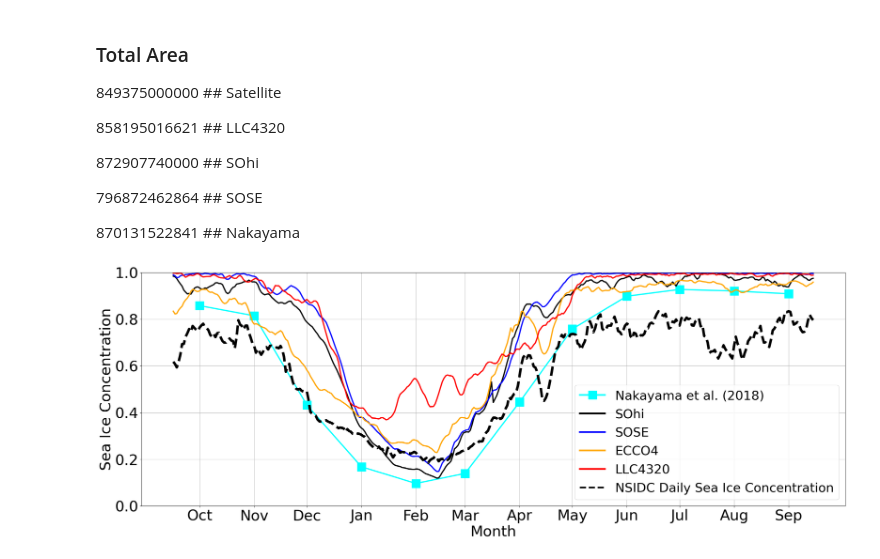
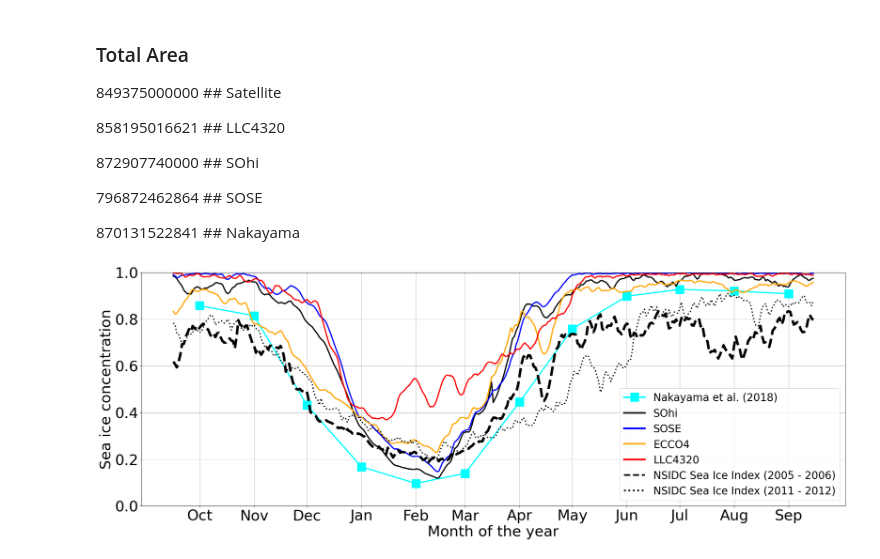
Before and after one commit to ah-dinh/Dinh_2024a, a Jupyter notebook: Sea Ice - Amundsen.ipynb, the cells around one changed output. Cells and saved outputs as stored; diff of their text form; code cells hidden in the pictures.

```diff
--- a/Sea Ice - Amundsen.ipynb
+++ b/Sea Ice - Amundsen.ipynb
@@ -481,6 +490,7 @@ YOSHI = np.load('pickle_ASE/YOSHI.npy')
 SOhi = np.load('pickle_ASE/SOhi.npy')
 SOSE = np.load('pickle_ASE/SOSE.npy')
 OBS = np.load('pickle_ASE/OBS.npy')
+OBS2011 = np.load('pickle_ASE/OBS_2011.npy')
 LLC4320 = np.load('pickle_ASE/LLC4320.npy')
 ECCO = np.load('pickle_ASE/ECCO.npy')
 # %% [markdown]
@@ -500,26 +510,27 @@ ndays = np.cumsum(np.asarray([15, 31, 30, 31, 31, 28, 31, 30, 31, 30, 31, 31]))
 # %%
 fig, ax = plt.subplots(figsize=(30,10))
 ax.plot(ndays, YOSHI, '-s',color='cyan',  label='Nakayama et al. (2018)', lw=3, ms=20)
 ax.plot(np.arange(365),SOhi, color='k', label='SOhi', lw=3)
 ax.plot(np.arange(365),SOSE, color='blue', label='SOSE', lw=3)
 ax.plot(np.arange(365),ECCO, color='orange', label='ECCO4', lw=3)
 ax.plot(np.arange(365),LLC4320, color='red', label='LLC4320', lw=3)
-ax.plot(np.arange(365),OBS,'--', color='k', lw=6, label='NSIDC Daily Sea Ice Concentration')
+ax.plot(np.arange(365),OBS,'--', color='k', lw=6, label='NSIDC Sea Ice Index (2005 - 2006)')
+ax.plot(np.arange(365),OBS2011,':', color='k', lw=3, label='NSIDC Sea Ice Index (2011 - 2012)')
 
-ax.set_ylabel('Sea Ice Concentration', fontsize=35)
-ax.set_xlabel('Month', fontsize=35)
+ax.set_ylabel('Sea ice concentration', fontsize=35)
+ax.set_xlabel('Month of the year', fontsize=35)
 ax.tick_params(axis='both', labelsize=35)
 
-legend = ax.legend(fontsize=30)
+legend = ax.legend(fontsize=25)
 for line in legend.get_lines():
     line.set_linewidth(4)
 
 ax.set_xticks(ndays)
 ax.set_xticklabels(['Oct', 'Nov', 'Dec', 'Jan', 'Feb', 'Mar', 'Apr', 'May', 'Jun', 'Jul', 'Aug', 'Sep'])
 
 ax.grid()
 ax.set_ylim(0,1)
 
 plt.savefig('Sea_Ice_Concentration.jpg', dpi=300)
 # %% [output]
-[figure, old version]
+[figure, new version]
```
Also changed, not shown: parts of 3 cells of this notebook, 2 other files.
